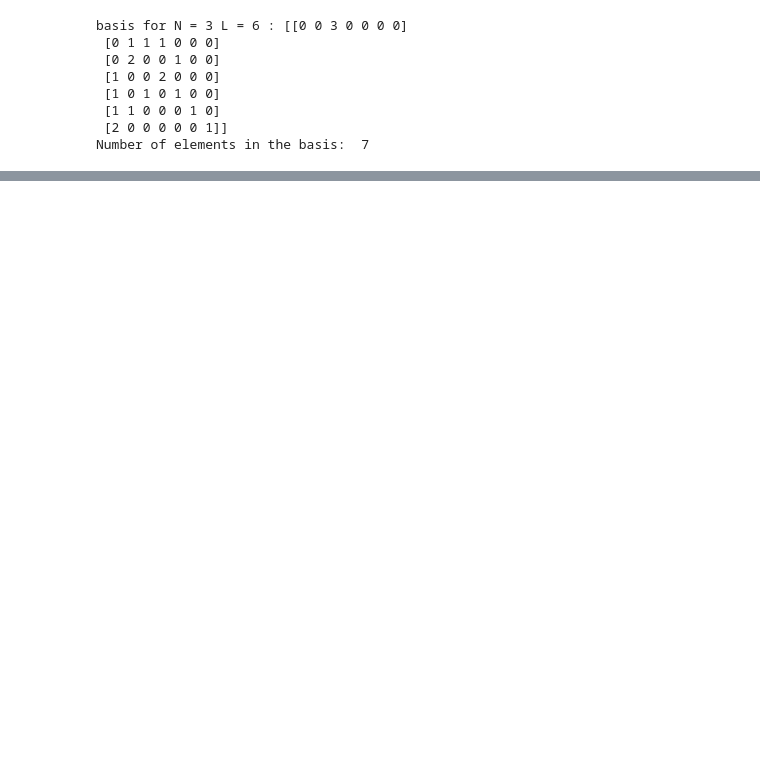
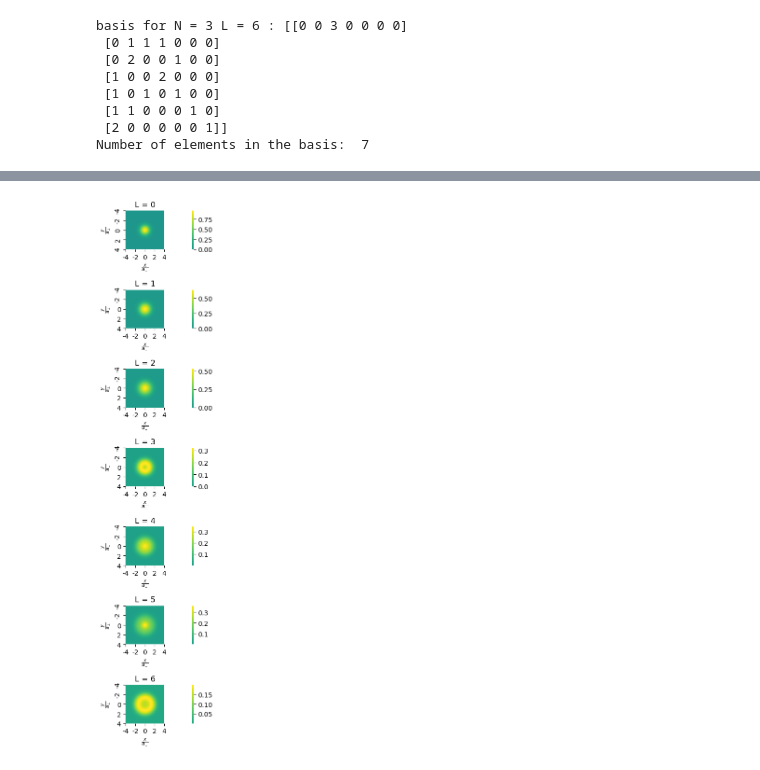
Before and after one commit to 6uillem/QSimulators, a Jupyter notebook: QSimul.ipynb, the cells around one changed output, grey strips where cells are left out. Cells and saved outputs as stored; diff of their text form; code cells hidden in the pictures; blank space fills up the shorter version.

```diff
--- a/QSimul.ipynb
+++ b/QSimul.ipynb
@@ -308 +302,23 @@ plt.plot(z,rho[6,:])
+# %%
+#Making the 2D plots for the density for every L
+fig, axes = plt.subplots(7, 1, figsize=(12, 12))
+
+titles = ["L = 0", "L = 1", "L = 2", "L = 3", "L = 4", "L = 5", "L = 6"]
+
+for i, ax in enumerate(axes.flat):
+    sns.heatmap(RHO[i, :, :], cmap="viridis", cbar=True, cbar_kws={'label': ''}, square=True,
+                xticklabels=200, yticklabels=200, center=(np.min(z)+np.max(z))/2, ax=ax)
+
+    ax.set_xlabel(r"$\frac{x}{a_{\perp}}$")
+    ax.set_ylabel(r"$\frac{y}{a_{\perp}}$")
+    ax.set_xticks([0, 100, 200, 300, 400])
+    ax.set_xticklabels(["-4", "-2", "0", "2", "4"])
+    ax.set_yticks([0, 100, 200, 300, 400])
+    ax.set_yticklabels(["-4", "-2", "0", "2", "4"])
+    ax.set_title(titles[i])
+
+plt.tight_layout()
+plt.show()
+# %% [output]
+[figure, added]
 # %%
```
Also changed, not shown: parts of 17 cells of this notebook.
